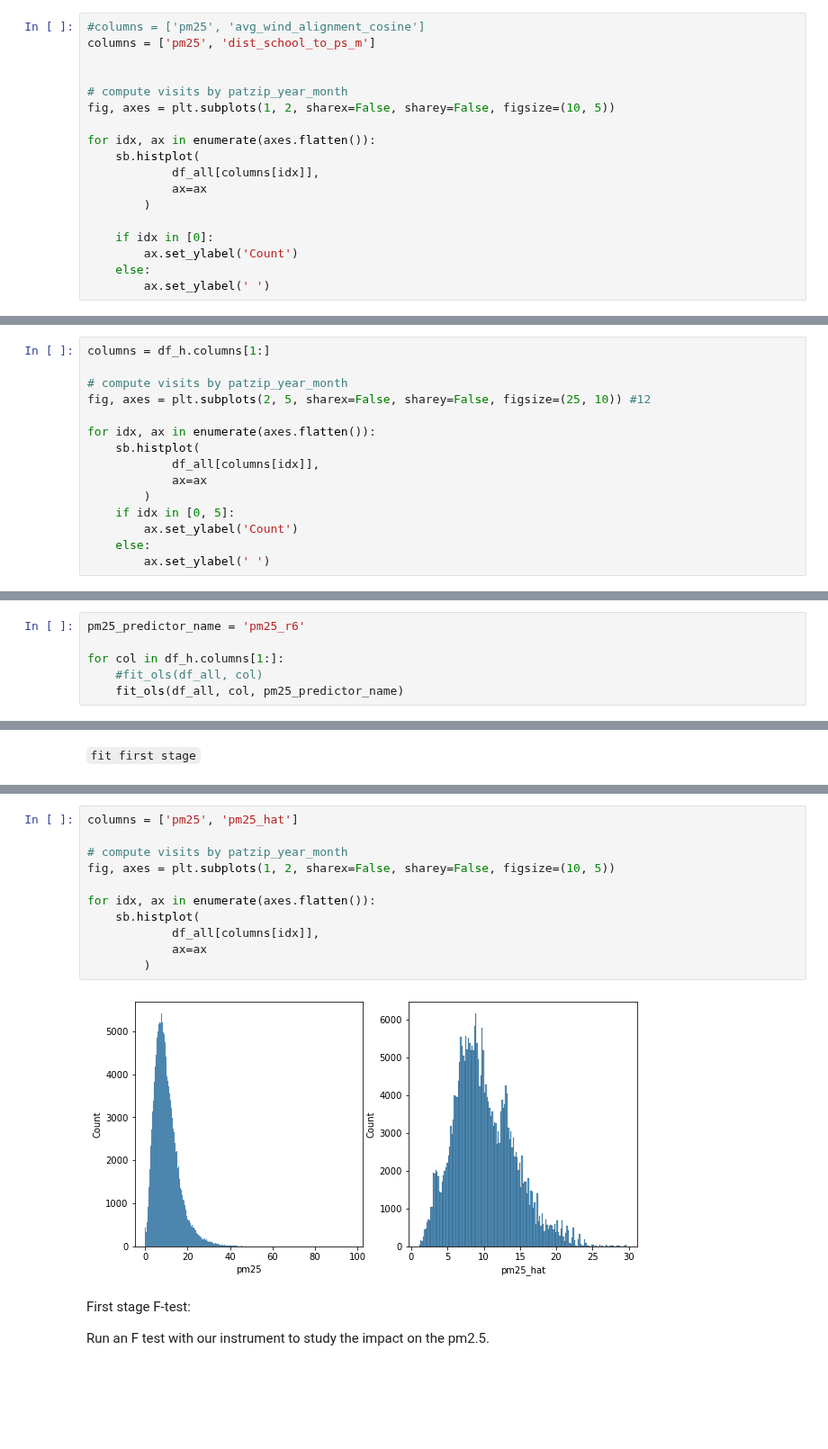
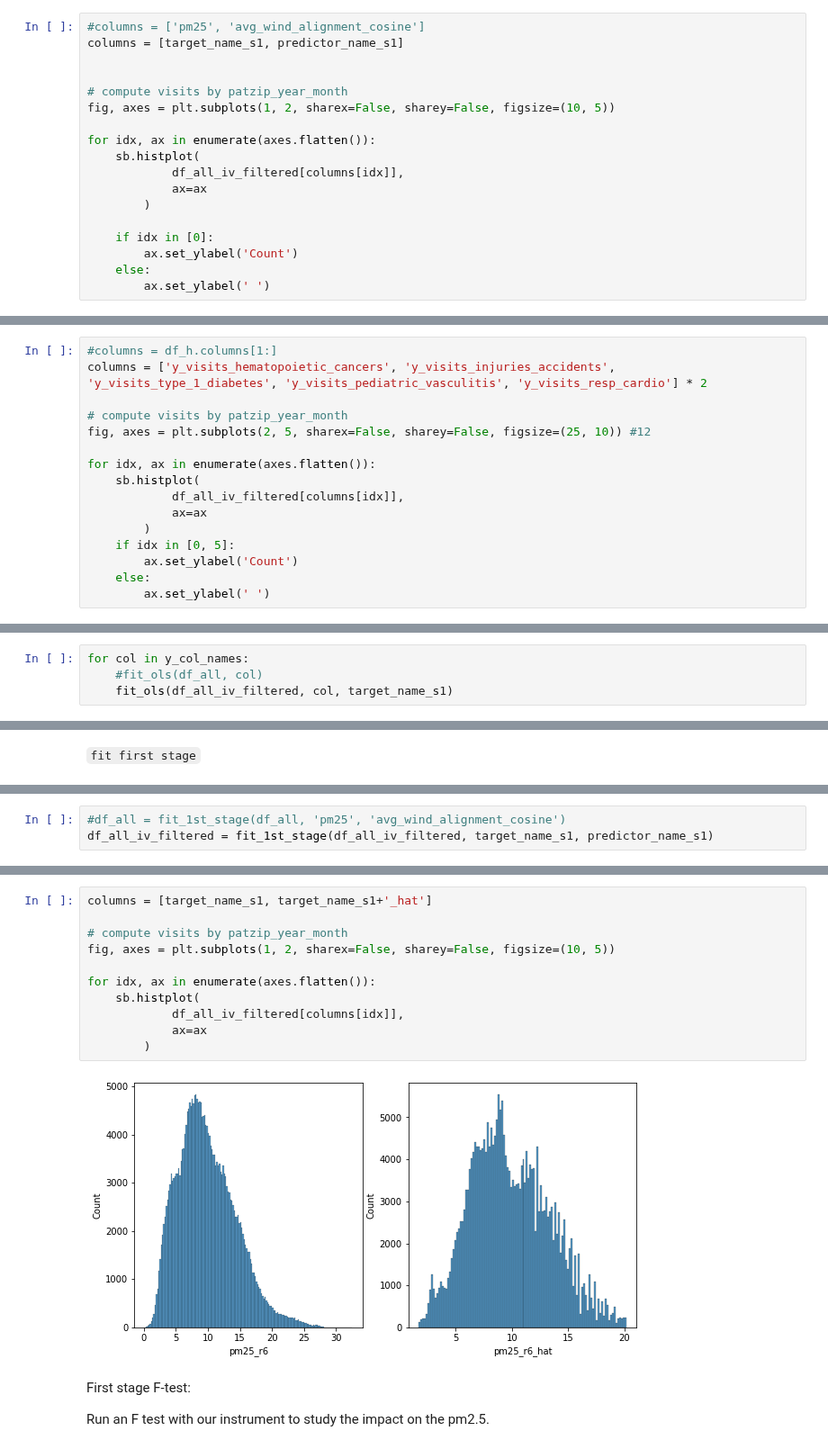
Before and after one commit to mattslyons/JLPS_capstone_project, a Jupyter notebook: modeling/2sls_new_instrument.ipynb, the cells around one changed output, grey strips where cells are left out. Shown at 90% size. Cells and saved outputs as stored; diff of their text form; blank space fills up the shorter version.

```diff
--- a/modeling/2sls_new_instrument.ipynb
+++ b/modeling/2sls_new_instrument.ipynb
@@ -624,7 +723,7 @@ starting_cols = list(df_2.columns)
 ``pm25 and instrument``
 # %%
 #columns = ['pm25', 'avg_wind_alignment_cosine']
-columns = ['pm25', 'dist_school_to_ps_m']
+columns = [target_name_s1, predictor_name_s1]
 
 
 # compute visits by patzip_year_month
@@ -632,7 +731,7 @@ fig, axes = plt.subplots(1, 2, sharex=False, sharey=False, figsize=(10, 5))
 
 for idx, ax in enumerate(axes.flatten()):
     sb.histplot(
-            df_all[columns[idx]],
+            df_all_iv_filtered[columns[idx]],
             ax=ax
         )
 
@@ -645,14 +744,15 @@ for idx, ax in enumerate(axes.flatten()):
 # %% [markdown]
 ``health outcomes``
 # %%
-columns = df_h.columns[1:]
+#columns = df_h.columns[1:]
+columns = ['y_visits_hematopoietic_cancers', 'y_visits_injuries_accidents', 'y_visits_type_1_diabetes', 'y_visits_pediatric_vasculitis', 'y_visits_resp_cardio'] * 2
 
 # compute visits by patzip_year_month
 fig, axes = plt.subplots(2, 5, sharex=False, sharey=False, figsize=(25, 10)) #12
 
 for idx, ax in enumerate(axes.flatten()):
     sb.histplot(
-            df_all[columns[idx]],
+            df_all_iv_filtered[columns[idx]],
             ax=ax
         )
     if idx in [0, 5]:
@@ -673,9 +768,7 @@ df_all.drop(columns='year_h', inplace=True)
 # %% [markdown]
 ``fit ols``
 # %%
-pm25_predictor_name = 'pm25_r6'
-
-for col in df_h.columns[1:]:
+for col in y_col_names:
     #fit_ols(df_all, col)
-    fit_ols(df_all, col, pm25_predictor_name)
+    fit_ols(df_all_iv_filtered, col, target_name_s1)
 # %% [output]
@@ -727,0 +802,3 @@ Outcome:  pm25
+# %%
+#df_all = fit_1st_stage(df_all, 'pm25', 'avg_wind_alignment_cosine')
+df_all_iv_filtered = fit_1st_stage(df_all_iv_filtered, target_name_s1, predictor_name_s1)
@@ -728,16 +811,16 @@ Outcome:  pm25
 # %%
-columns = ['pm25', 'pm25_hat']
+columns = [target_name_s1, target_name_s1+'_hat']
 
 # compute visits by patzip_year_month
 fig, axes = plt.subplots(1, 2, sharex=False, sharey=False, figsize=(10, 5))
 
 for idx, ax in enumerate(axes.flatten()):
     sb.histplot(
-            df_all[columns[idx]],
+            df_all_iv_filtered[columns[idx]],
             ax=ax
         )
 # %% [output]
-[figure, old version]
+[figure, new version]
 # %% [markdown]
 First stage F-test:
 
```
Also changed, not shown: parts of 33 cells of this notebook.
